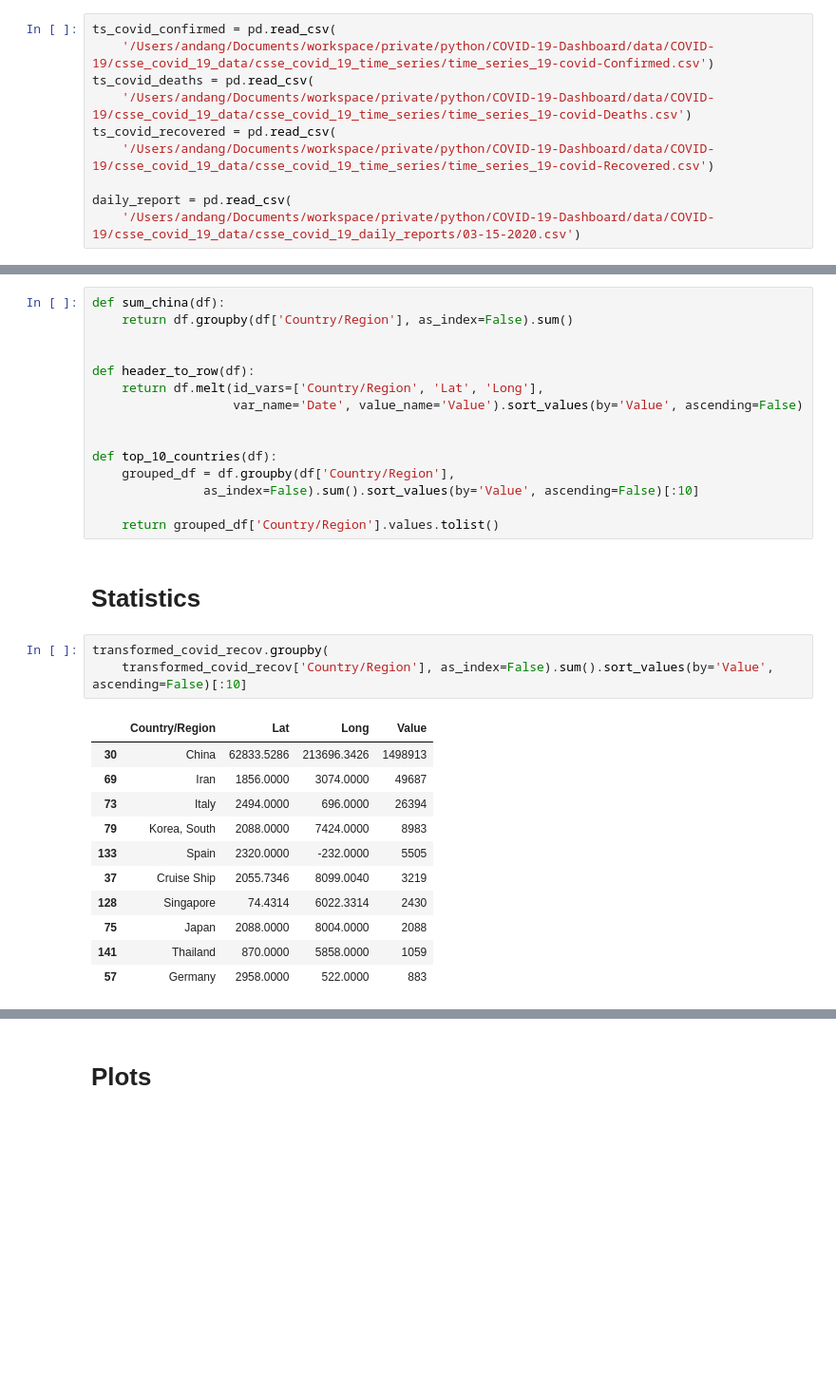
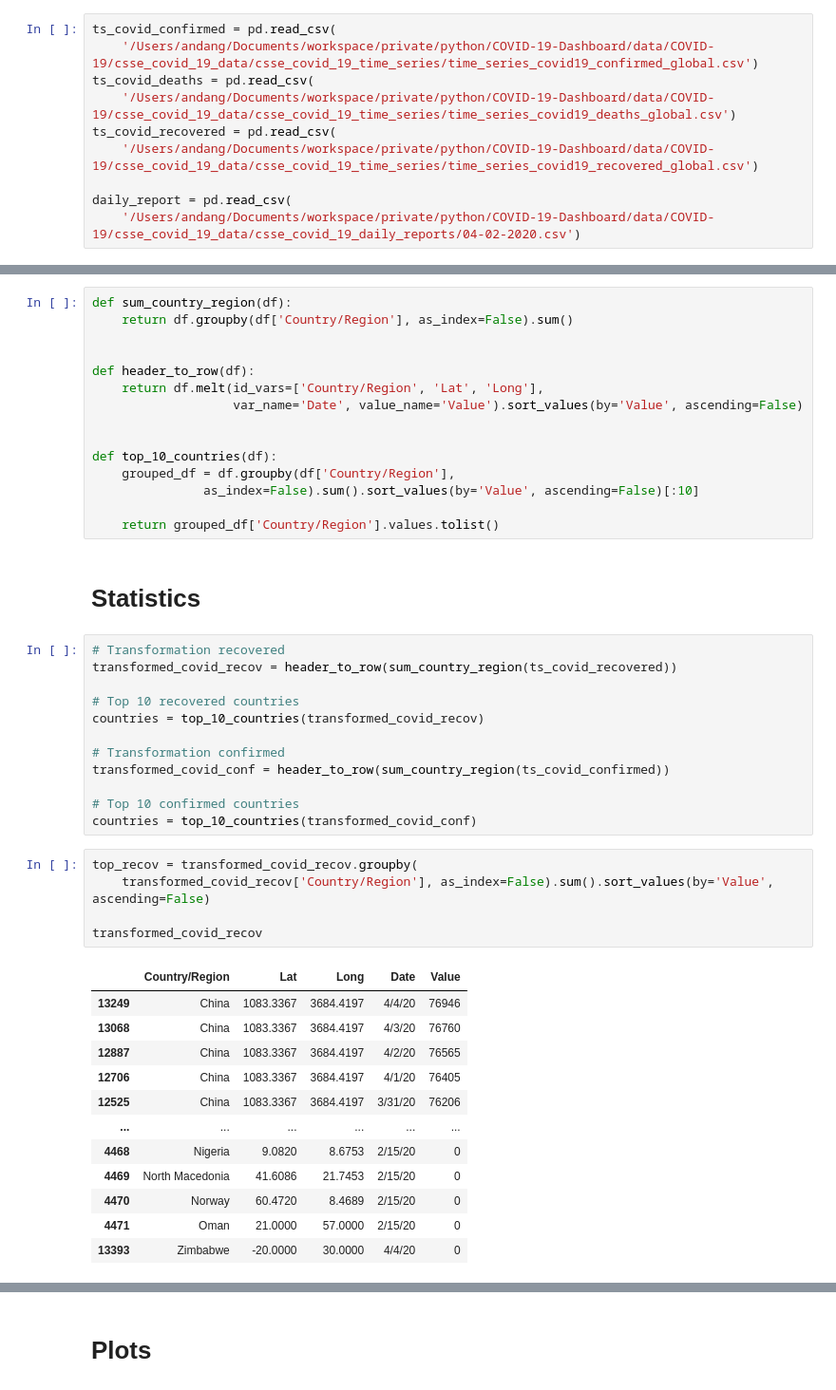
Before and after one commit to An-Dang/COVID-19-Dashboard, a Jupyter notebook: notebook/COVID-19-graphs.ipynb, the cells around one changed output, grey strips where cells are left out. Shown: that part at 95% size. Drawn from its saved outputs; the diff is of its cells as text; blank space fills up the shorter version.

```diff
--- a/notebook/COVID-19-graphs.ipynb
+++ b/notebook/COVID-19-graphs.ipynb
@@ -18,11 +18,11 @@ PLOT_PATH = '/Users/andang/Documents/workspace/private/python/COVID-19-Dashboard
 # Loading Data
 # %%
 ts_covid_confirmed = pd.read_csv(
-    '/Users/andang/Documents/workspace/private/python/COVID-19-Dashboard/data/COVID-19/csse_covid_19_data/csse_covid_19_time_series/time_series_19-covid-Confirmed.csv')
+    '/Users/andang/Documents/workspace/private/python/COVID-19-Dashboard/data/COVID-19/csse_covid_19_data/csse_covid_19_time_series/time_series_covid19_confirmed_global.csv')
 ts_covid_deaths = pd.read_csv(
-    '/Users/andang/Documents/workspace/private/python/COVID-19-Dashboard/data/COVID-19/csse_covid_19_data/csse_covid_19_time_series/time_series_19-covid-Deaths.csv')
+    '/Users/andang/Documents/workspace/private/python/COVID-19-Dashboard/data/COVID-19/csse_covid_19_data/csse_covid_19_time_series/time_series_covid19_deaths_global.csv')
 ts_covid_recovered = pd.read_csv(
-    '/Users/andang/Documents/workspace/private/python/COVID-19-Dashboard/data/COVID-19/csse_covid_19_data/csse_covid_19_time_series/time_series_19-covid-Recovered.csv')
+    '/Users/andang/Documents/workspace/private/python/COVID-19-Dashboard/data/COVID-19/csse_covid_19_data/csse_covid_19_time_series/time_series_covid19_recovered_global.csv')
 
 daily_report = pd.read_csv(
-    '/Users/andang/Documents/workspace/private/python/COVID-19-Dashboard/data/COVID-19/csse_covid_19_data/csse_covid_19_daily_reports/03-15-2020.csv')
+    '/Users/andang/Documents/workspace/private/python/COVID-19-Dashboard/data/COVID-19/csse_covid_19_data/csse_covid_19_daily_reports/04-02-2020.csv')
@@ -37,7 +31,7 @@ ts_covid_recovered.head(1)
 # %% [markdown]
 # Preprocessing
 # %%
-def sum_china(df):
+def sum_country_region(df):
     return df.groupby(df['Country/Region'], as_index=False).sum()
 
 
@@ -53,18 +47,33 @@ def top_10_countries(df):
     return grouped_df['Country/Region'].values.tolist()
 # %% [markdown]
 # Statistics
+# %%
+# Transformation recovered
+transformed_covid_recov = header_to_row(sum_country_region(ts_covid_recovered))
+
+# Top 10 recovered countries
+countries = top_10_countries(transformed_covid_recov)
+
+# Transformation confirmed
+transformed_covid_conf = header_to_row(sum_country_region(ts_covid_confirmed))
+
+# Top 10 confirmed countries
+countries = top_10_countries(transformed_covid_conf)
 # %%
-transformed_covid_recov.groupby(
-    transformed_covid_recov['Country/Region'], as_index=False).sum().sort_values(by='Value', ascending=False)[:10]
+top_recov = transformed_covid_recov.groupby(
+    transformed_covid_recov['Country/Region'], as_index=False).sum().sort_values(by='Value', ascending=False)
+
+transformed_covid_recov
 # %% [output]
-|  | Country/Region | Lat | Long | Value |
-| 30 | China | 62833.5286 | 213696.3426 | 1498913 |
-| 69 | Iran | 1856.0000 | 3074.0000 | 49687 |
-| 73 | Italy | 2494.0000 | 696.0000 | 26394 |
-| 79 | Korea, South | 2088.0000 | 7424.0000 | 8983 |
-| 133 | Spain | 2320.0000 | -232.0000 | 5505 |
-| 37 | Cruise Ship | 2055.7346 | 8099.0040 | 3219 |
-| 128 | Singapore | 74.4314 | 6022.3314 | 2430 |
-| 75 | Japan | 2088.0000 | 8004.0000 | 2088 |
-| 141 | Thailand | 870.0000 | 5858.0000 | 1059 |
-| 57 | Germany | 2958.0000 | 522.0000 | 883 |
+|  | Country/Region | Lat | Long | Date | Value |
+| 13249 | China | 1083.3367 | 3684.4197 | 4/4/20 | 76946 |
+| 13068 | China | 1083.3367 | 3684.4197 | 4/3/20 | 76760 |
+| 12887 | China | 1083.3367 | 3684.4197 | 4/2/20 | 76565 |
+| 12706 | China | 1083.3367 | 3684.4197 | 4/1/20 | 76405 |
+| 12525 | China | 1083.3367 | 3684.4197 | 3/31/20 | 76206 |
+| ... | ... | ... | ... | ... | ... |
+| 4468 | Nigeria | 9.0820 | 8.6753 | 2/15/20 | 0 |
+| 4469 | North Macedonia | 41.6086 | 21.7453 | 2/15/20 | 0 |
+| 4470 | Norway | 60.4720 | 8.4689 | 2/15/20 | 0 |
+| 4471 | Oman | 21.0000 | 57.0000 | 2/15/20 | 0 |
+| 13393 | Zimbabwe | -20.0000 | 30.0000 | 4/4/20 | 0 |
```
Also changed, not shown: parts of 20 cells of this notebook, 8 other files.
